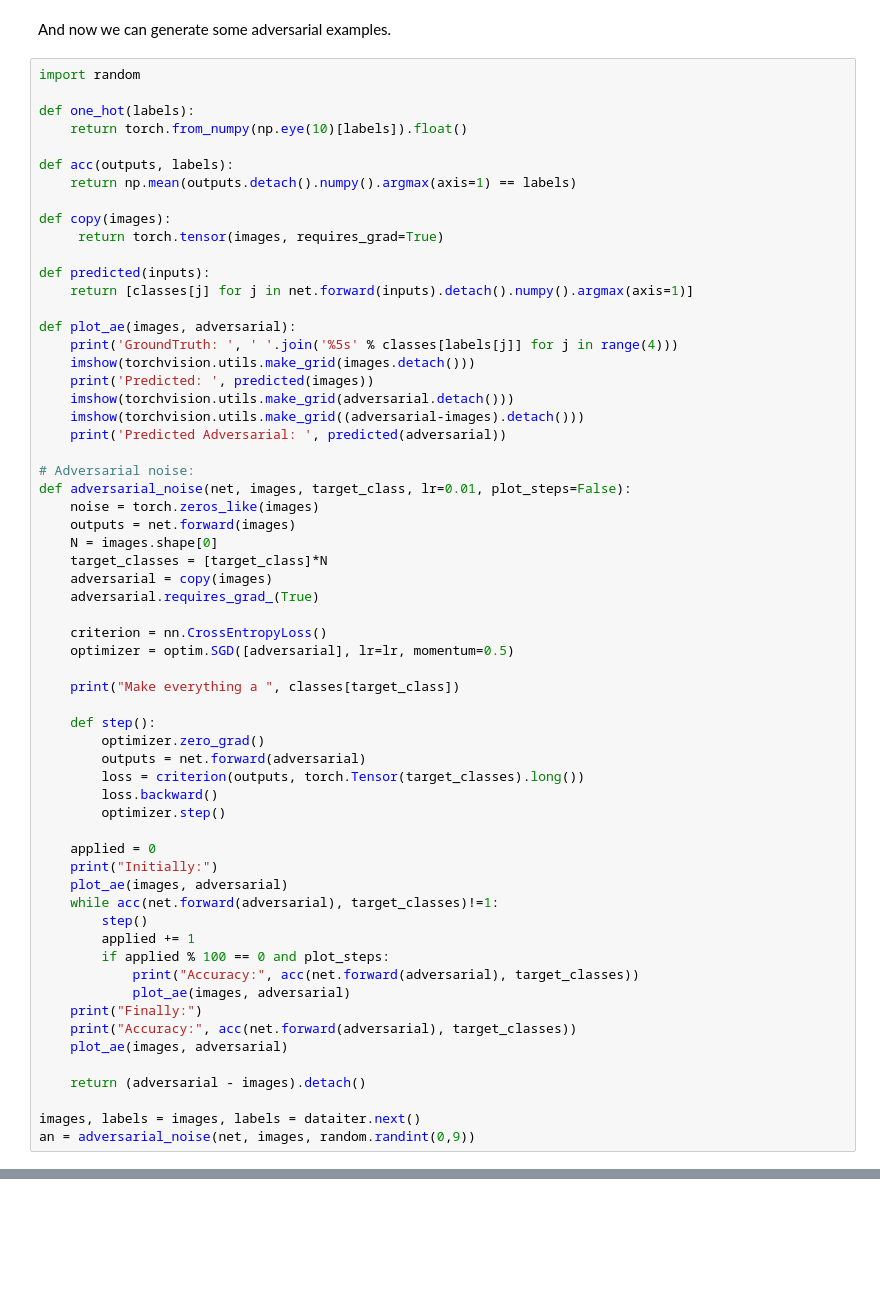
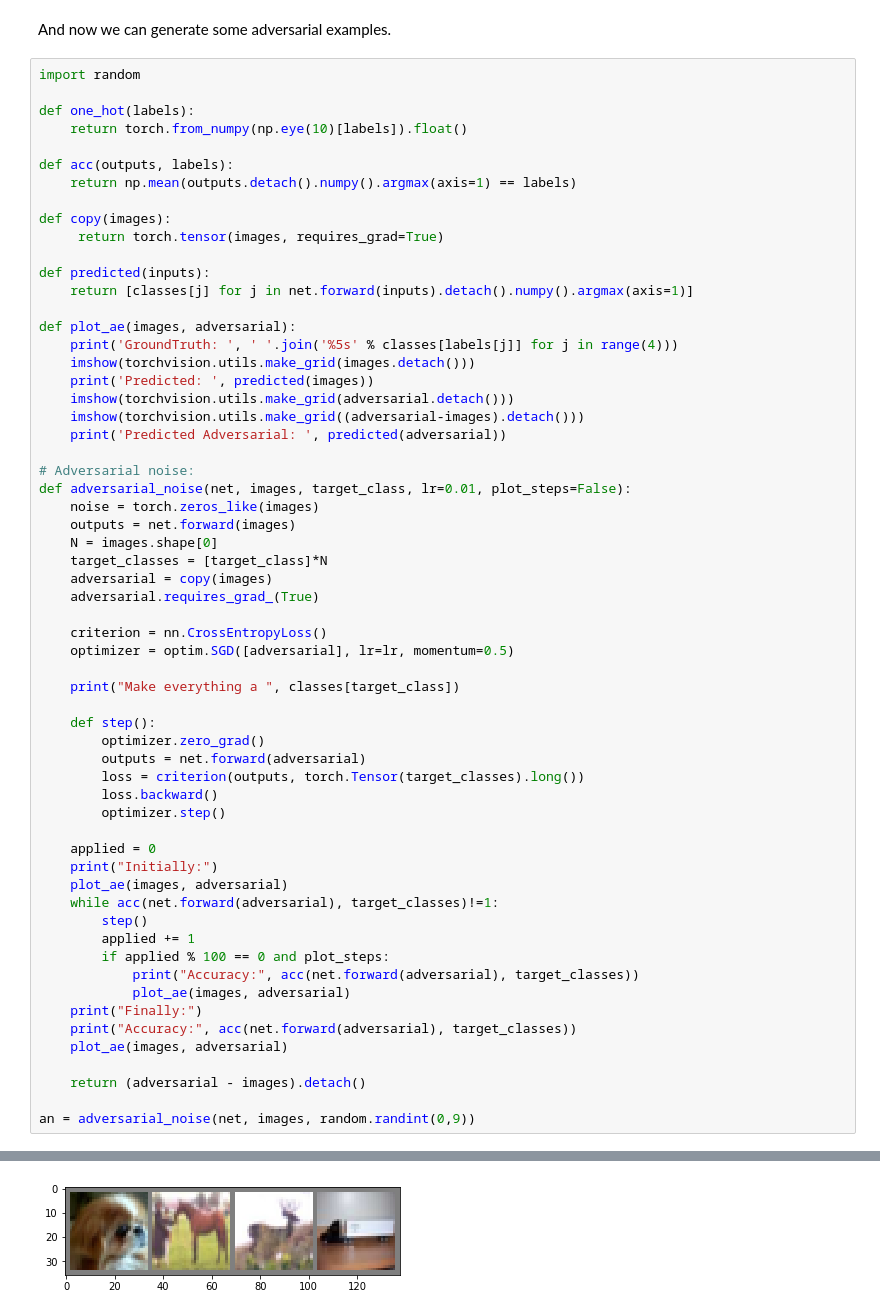
Before and after one commit to nielsrolf/pytorch-lrp, a Jupyter notebook: cifar10_adversarial_examples.ipynb, the cells around one changed output, grey strips where cells are left out. Cells and saved outputs as stored; diff of their text form; blank space fills up the shorter version.

```diff
--- a/cifar10_adversarial_examples.ipynb
+++ b/cifar10_adversarial_examples.ipynb
@@ -99,5 +106,5 @@ def adversarial_noise(net, images, target_class, lr=0.01, plot_steps=False):
 
     return (adversarial - images).detach()
 
-images, labels = images, labels = dataiter.next()
 an = adversarial_noise(net, images, random.randint(0,9))
+# %% [output]
@@ -103,0 +114 @@ an = adversarial_noise(net, images, random.randint(0,9))
+[figure, added]
```
Also changed, not shown: parts of 3 cells of this notebook.
